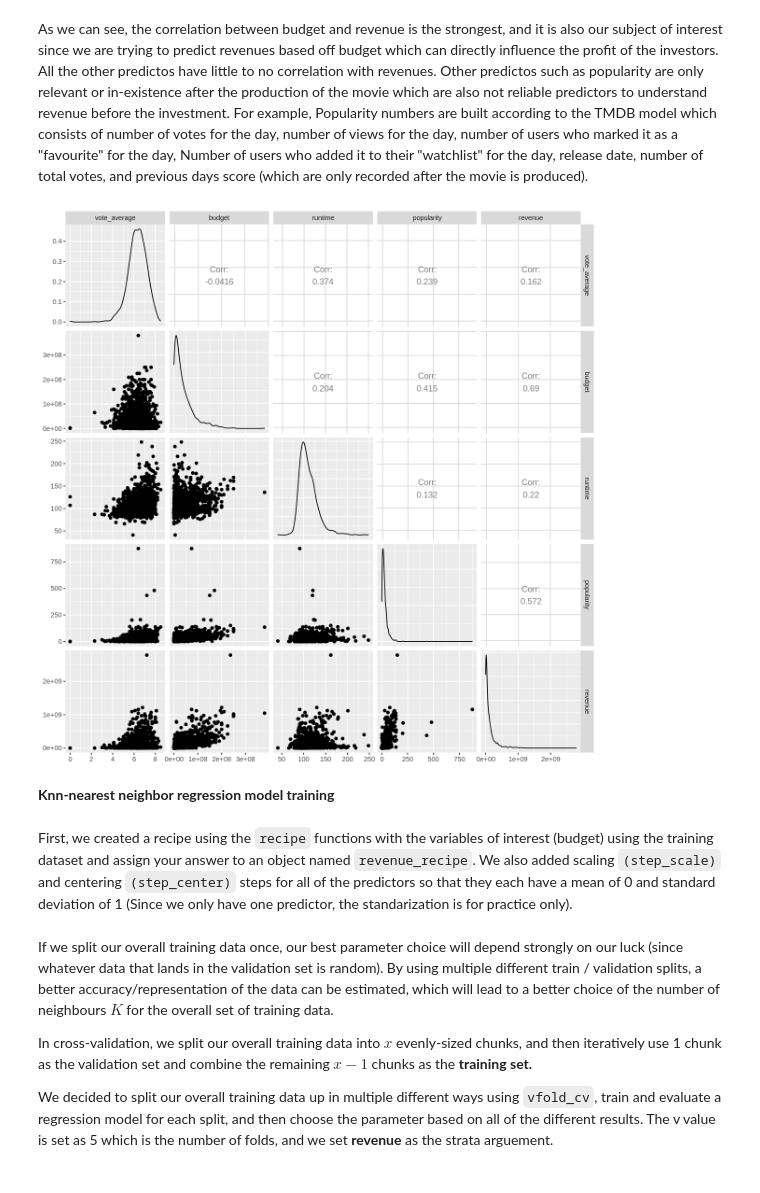
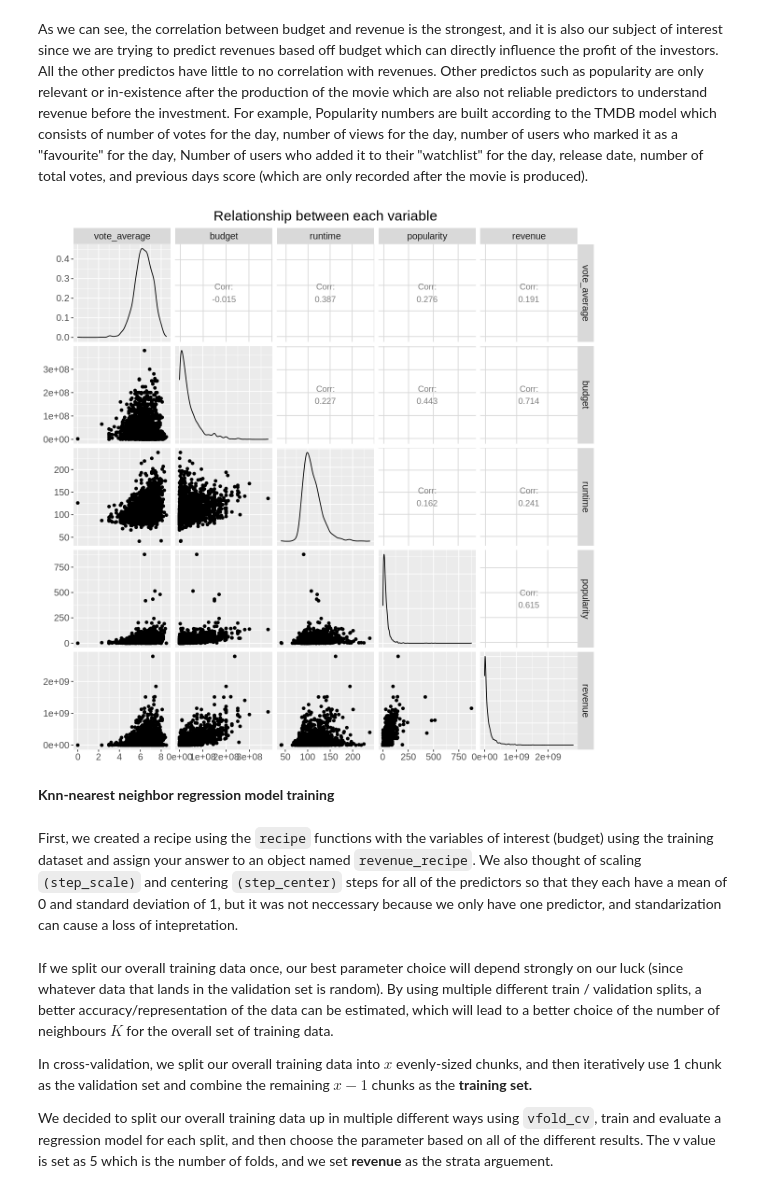
Before and after one commit to rehan13/Movie-Revenue-Predictions, a Jupyter notebook: Movie_Revenue_Preditor.ipynb, the cells around one changed output. Saved outputs shown, nothing was run; the diff lists cells and outputs as text; code cells hidden in the pictures.

Commit message:
Likely Final Draft
I have made all the changes that the TA told me to make. I would suggest you guys read through it one more time.

```diff
--- a/Movie_Revenue_Preditor.ipynb
+++ b/Movie_Revenue_Preditor.ipynb
@@ -72,9 +61,9 @@ As we can see, the data contains cells written in json, which is outside of the
 # %%
 # Exploratory Data
-Revenue_Data_Particulars <- select(Revenue_data, vote_average, budget, runtime, popularity, revenue)%>%
+revenue_Data_Particulars <- select(revenue_data, vote_average, budget, runtime, popularity, revenue)%>%
 filter(revenue > 0, budget > 0)
 
-Revenue_Data_Particulars
+revenue_Data_Particulars
 # %% [output]
 A tibble: 3229 × 5
 | vote_average | budget | runtime | popularity | revenue |
@@ -191,6 +86,15 @@ To make sure that this process is replicable, we use set.seed().
 # %%
 # Train / Test Data
 set.seed(15)
-revenue_split <- initial_split(Rev_sample, prop = 0.75, strata = revenue)
+revenue_split <- initial_split(Revenue_Data_Particulars, prop = 0.75, strata = revenue)
 revenue_train <- training(revenue_split)
 revenue_test <- testing(revenue_split)
+
+# Graph for train data
+revenue_train_diagram <- revenue_train %>%
+    ggplot(aes(x = budget, y = revenue)) +
+    geom_point()+
+    labs(x = "Budget", y = "Revenue")+
+    ggtitle("Train Data Plot") +
+    theme(text = element_text(size = 15), plot.title = element_text(hjust = 0.5))
+revenue_train_diagram
@@ -199,13 +105,16 @@ Below we use `ggpairs` to analyze the correlation between revenues and the predi
 # %% [markdown]
 As we can see, the correlation between budget and revenue is the strongest, and it is also our subject of interest since we are trying to predict revenues based off budget which can directly influence the profit of the investors. All the other predictos have little to no correlation with revenues. Other predictos such as popularity are only relevant or in-existence after the production of the movie which are also not reliable predictors to understand revenue before the investment. For example, Popularity numbers are built according to the TMDB model which consists of number of votes for the day, number of views for the day, number of users who marked it as a "favourite" for the day, Number of users who added it to their "watchlist" for the day, release date, number of total votes, and previous days score (which are only recorded after the movie is produced).
 # %%
+# Show the relationship (correlation) between variables
 options(repr.plot.width = 10, repr.plot.height = 10)
-relationship_revenue <- ggpairs(revenue_train)
+relationship_revenue <- ggpairs(revenue_train) +
+                        ggtitle("Relationship between each variable")+
+                        theme(text = element_text(size = 15), plot.title = element_text(hjust = 0.5))
 relationship_revenue
 # %% [output]
-[figure, old version]
+[figure, new version]
 # %% [markdown]
 **Knn-nearest neighbor regression model training**
 # %% [markdown]
-First, we created a recipe using the `recipe` functions with the variables of interest (budget) using the training dataset and assign your answer to an object named `revenue_recipe`. We also added scaling `(step_scale)` and centering `(step_center)` steps for all of the predictors so that they each have a mean of 0 and standard deviation of 1 (Since we only have one predictor, the standarization is for practice only).
+First, we created a recipe using the `recipe` functions with the variables of interest (budget) using the training dataset and assign your answer to an object named `revenue_recipe`. We also thought of scaling `(step_scale)` and centering `(step_center)` steps for all of the predictors so that they each have a mean of 0 and standard deviation of 1, but it was not neccessary because we only have one predictor, and standarization can cause a loss of intepretation.
 # %%
```
Also changed, not shown: parts of 43 cells of this notebook.
